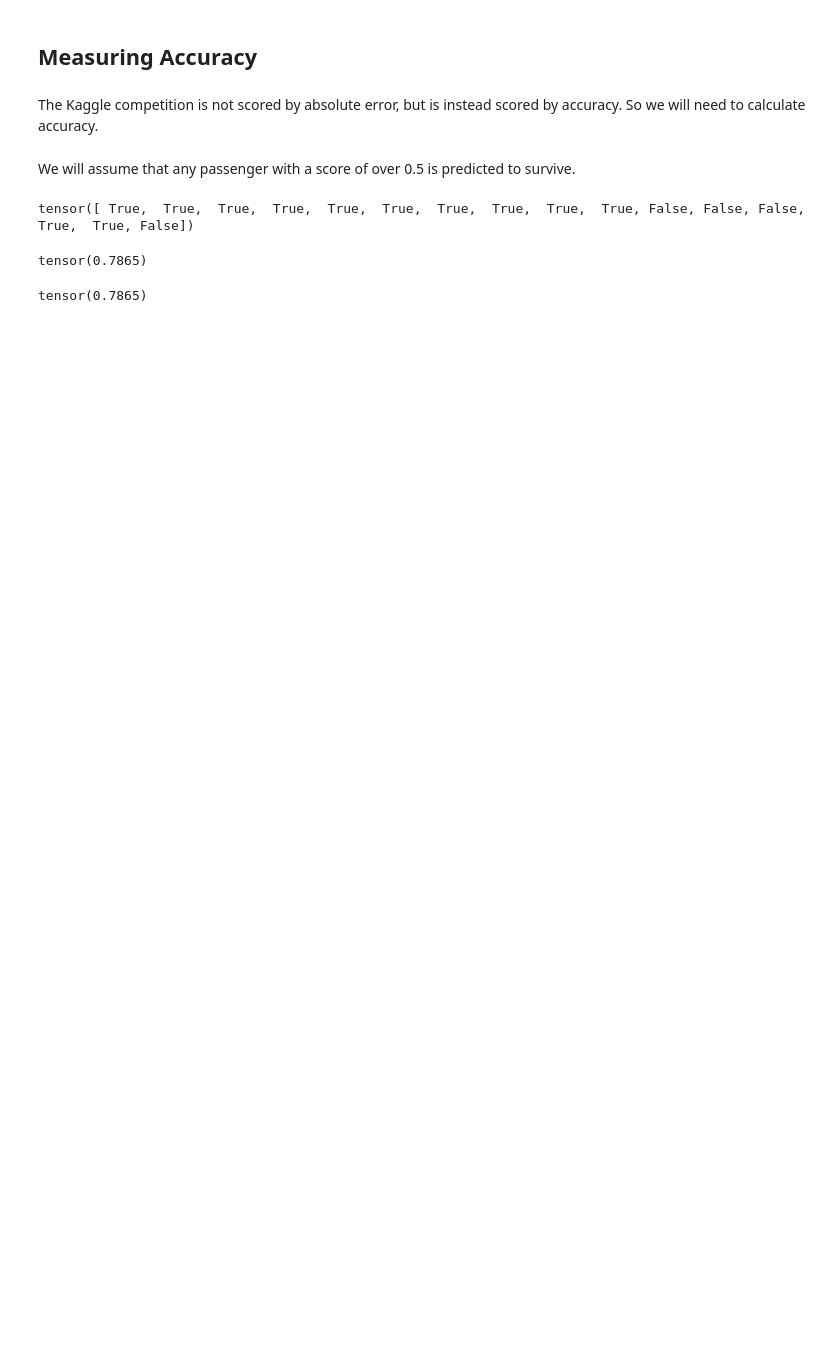
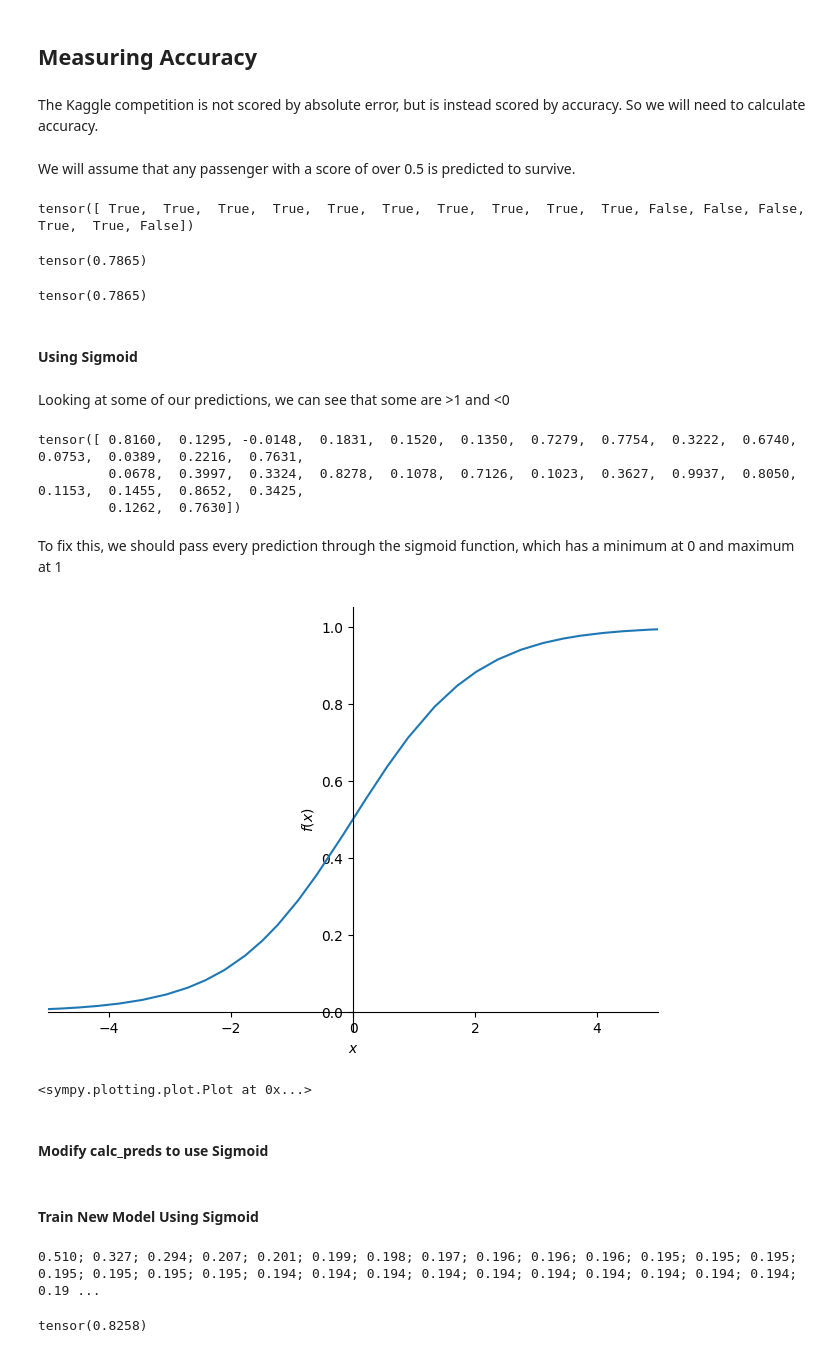
Before and after one commit to akaigraham/practical-deep-learning, a Jupyter notebook: neural-net-from-scratch.ipynb, the cells around one changed output. Saved outputs shown, nothing was run; the diff lists cells and outputs as text; code cells hidden in the pictures; blank space fills up the shorter version.

```diff
--- a/neural-net-from-scratch.ipynb
+++ b/neural-net-from-scratch.ipynb
@@ -433,3 +433,23 @@ def acc(coeffs):
 acc(coeffs)
 # %% [output]
 tensor(0.7865)
+# %% [markdown]
+#### Using Sigmoid
+# %% [markdown]
+Looking at some of our predictions, we can see that some are >1 and <0
+# %%
+preds[:30]
+# %% [output]
+tensor([ 0.8160,  0.1295, -0.0148,  0.1831,  0.1520,  0.1350,  0.7279,  0.7754,  0.3222,  0.6740,  0.0753,  0.0389,  0.2216,  0.7631,
+         0.0678,  0.3997,  0.3324,  0.8278,  0.1078,  0.7126,  0.1023,  0.3627,  0.9937,  0.8050,  0.1153,  0.1455,  0.8652,  0.3425,
+         0.1262,  0.7630])
+# %% [markdown]
+To fix this, we should pass every prediction through the sigmoid function, which has a minimum at 0 and maximum at 1
+# %%
+import sympy
+sympy.plot('1/(1+exp(-x))', xlim=(-5,5))
+# %% [output]
+[figure, added]
+<sympy.plotting.plot.Plot at 0x...>
+# %% [markdown]
+#### Modify calc_preds to use Sigmoid
@@ -435,0 +459,11 @@ tensor(0.7865)
+# %% [markdown]
+#### Train New Model Using Sigmoid
+# %%
+coeffs = train_model(lr=100)
+# %% [output]
+0.510; 0.327; 0.294; 0.207; 0.201; 0.199; 0.198; 0.197; 0.196; 0.196; 0.196; 0.195; 0.195; 0.195; 0.195; 0.195; 0.195; 0.195; 0.194; 0.194; 0.194; 0.194; 0.194; 0.194; 0.194; 0.194; 0.194; 0.194; 0.19 ...
+# %%
+# Check accuracy
+acc(coeffs)
+# %% [output]
+tensor(0.8258)
```
Also changed, not shown: parts of 9 cells of this notebook.
